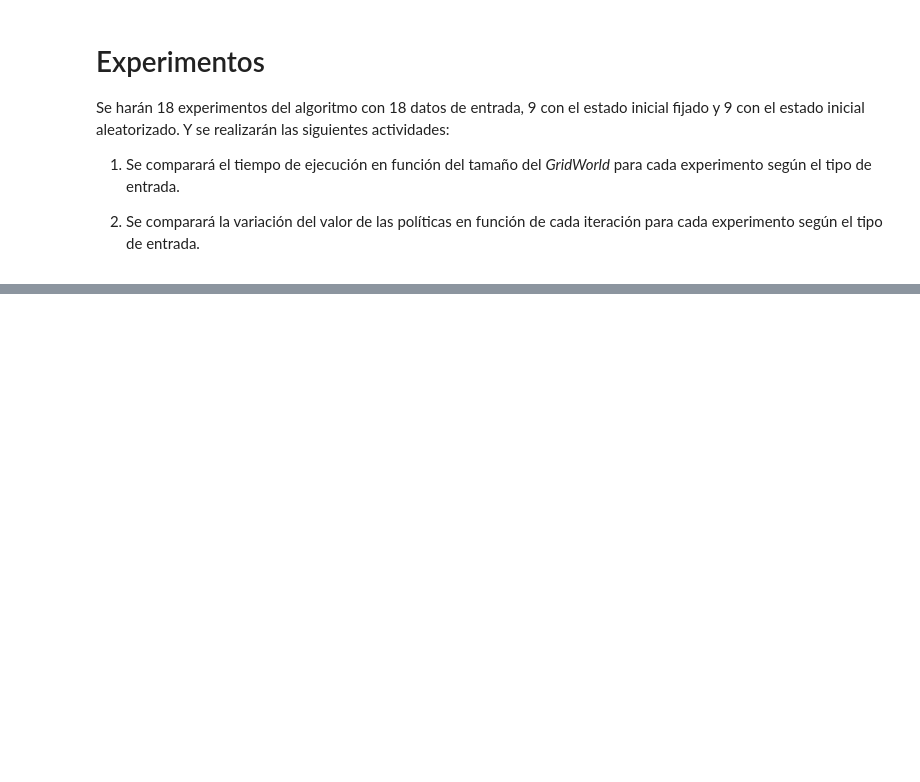
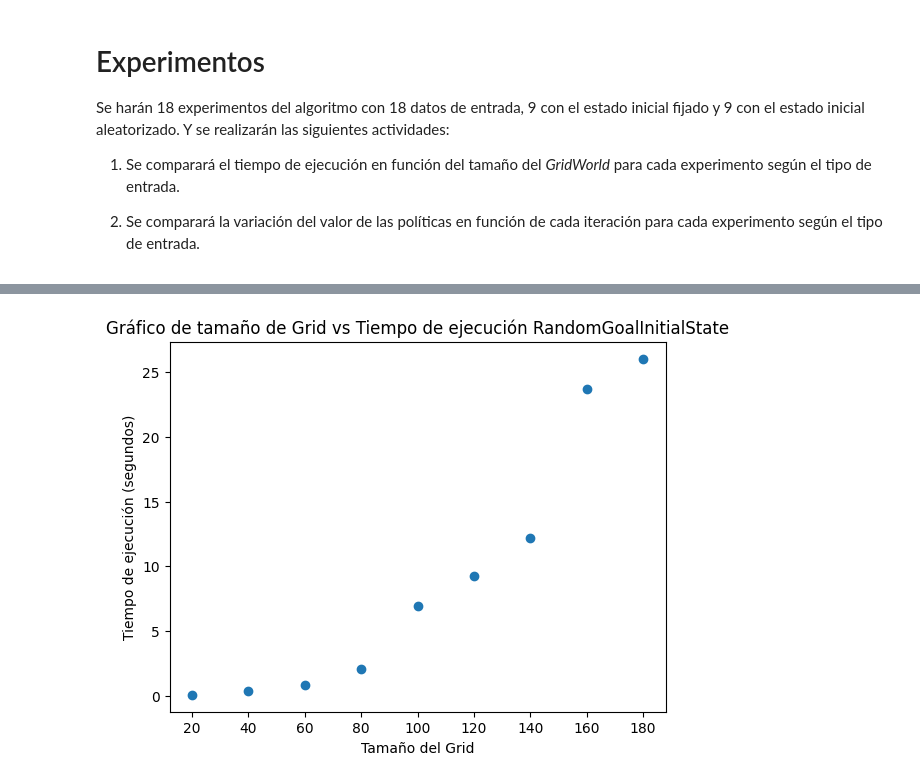
Before and after one commit to djsg2021utec/proyecto-1-incertidumbre, a Jupyter notebook: Algoritmo_Iteracion_de_Politica.ipynb, the cells around one changed output, grey strips where cells are left out. Cells and saved outputs as stored; diff of their text form; code cells hidden in the pictures; blank space fills up the shorter version.

```diff
--- a/Algoritmo_Iteracion_de_Politica.ipynb
+++ b/Algoritmo_Iteracion_de_Politica.ipynb
@@ -478,0 +479,15 @@ plt.show()
+# %%
+import matplotlib.pyplot as plt
+
+# Experimento 2
+
+x = list_tam
+y = t_exp2
+
+plt.scatter(x,y)
+plt.xlabel('Tamaño del Grid')
+plt.ylabel('Tiempo de ejecución (segundos)')
+plt.title('Gráfico de tamaño de Grid vs Tiempo de ejecución RandomGoalInitialState')
+plt.show()
+# %% [output]
+[figure, added]
```
Also changed, not shown: parts of 11 cells of this notebook.
